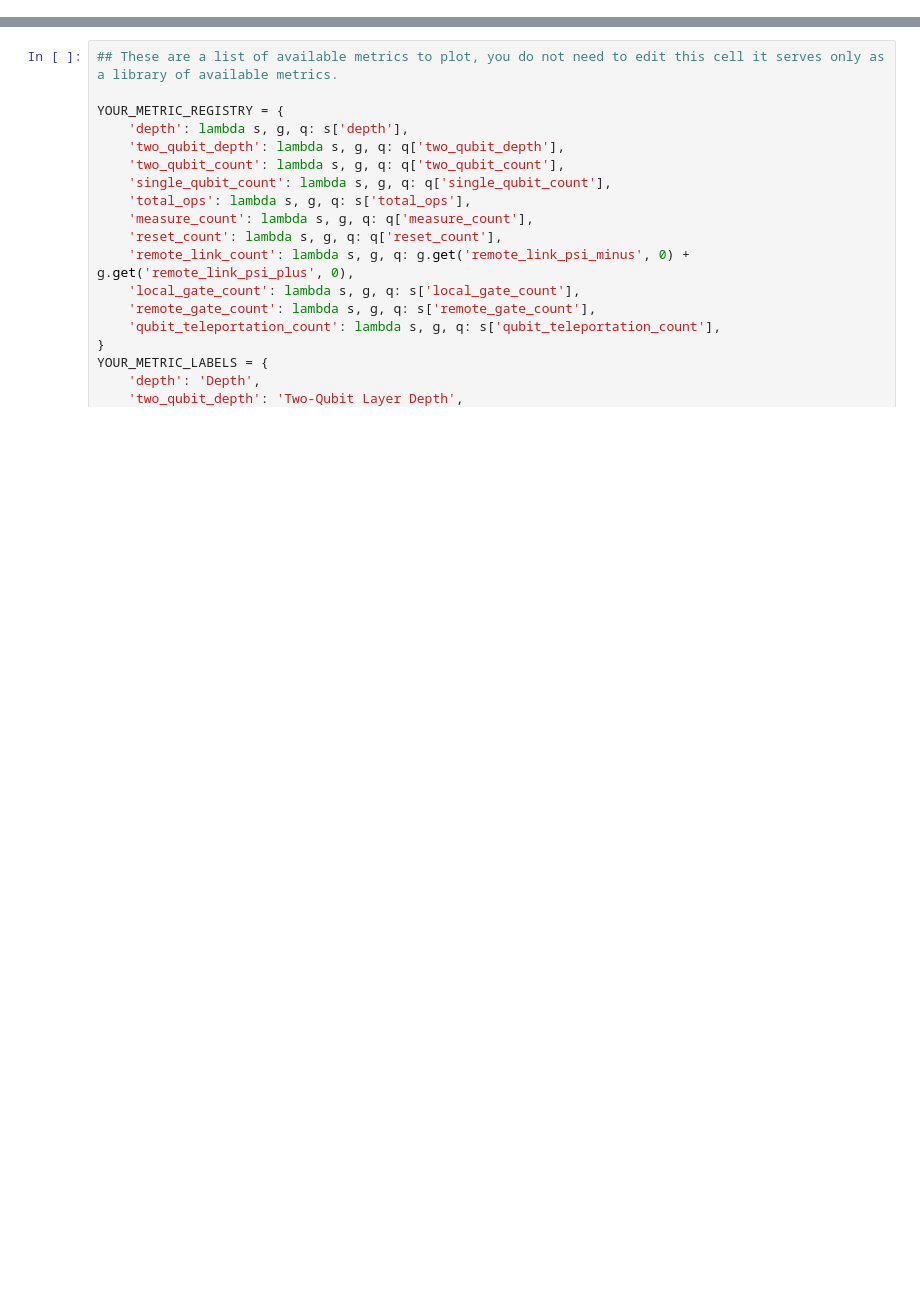
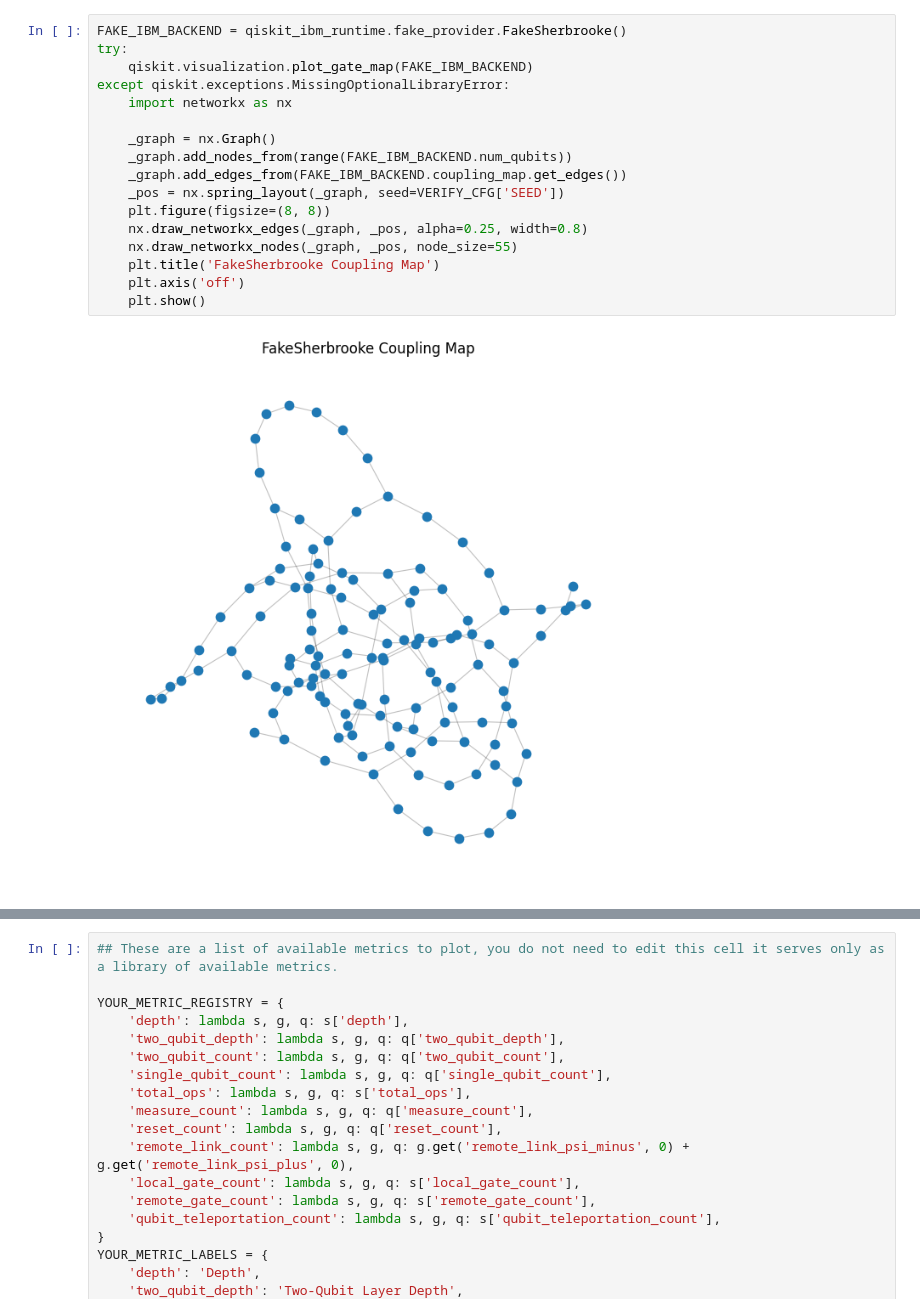
Before and after one commit to dqc-community/dqc-workshop-notebook, a Jupyter notebook: tutorial.ipynb, the cells around one changed output, grey strips where cells are left out. Cells and saved outputs as stored; diff of their text form; blank space fills up the shorter version.

```diff
--- a/tutorial.ipynb
+++ b/tutorial.ipynb
@@ -911,0 +261,19 @@ def circuit_fn(n: int):
+# %%
+FAKE_IBM_BACKEND = qiskit_ibm_runtime.fake_provider.FakeSherbrooke()
+try:
+    qiskit.visualization.plot_gate_map(FAKE_IBM_BACKEND)
+except qiskit.exceptions.MissingOptionalLibraryError:
+    import networkx as nx
+
+    _graph = nx.Graph()
+    _graph.add_nodes_from(range(FAKE_IBM_BACKEND.num_qubits))
+    _graph.add_edges_from(FAKE_IBM_BACKEND.coupling_map.get_edges())
+    _pos = nx.spring_layout(_graph, seed=VERIFY_CFG['SEED'])
+    plt.figure(figsize=(8, 8))
+    nx.draw_networkx_edges(_graph, _pos, alpha=0.25, width=0.8)
+    nx.draw_networkx_nodes(_graph, _pos, node_size=55)
+    plt.title('FakeSherbrooke Coupling Map')
+    plt.axis('off')
+    plt.show()
+# %% [output]
+[figure, added]
```
Also changed, not shown: parts of 157 cells of this notebook.
